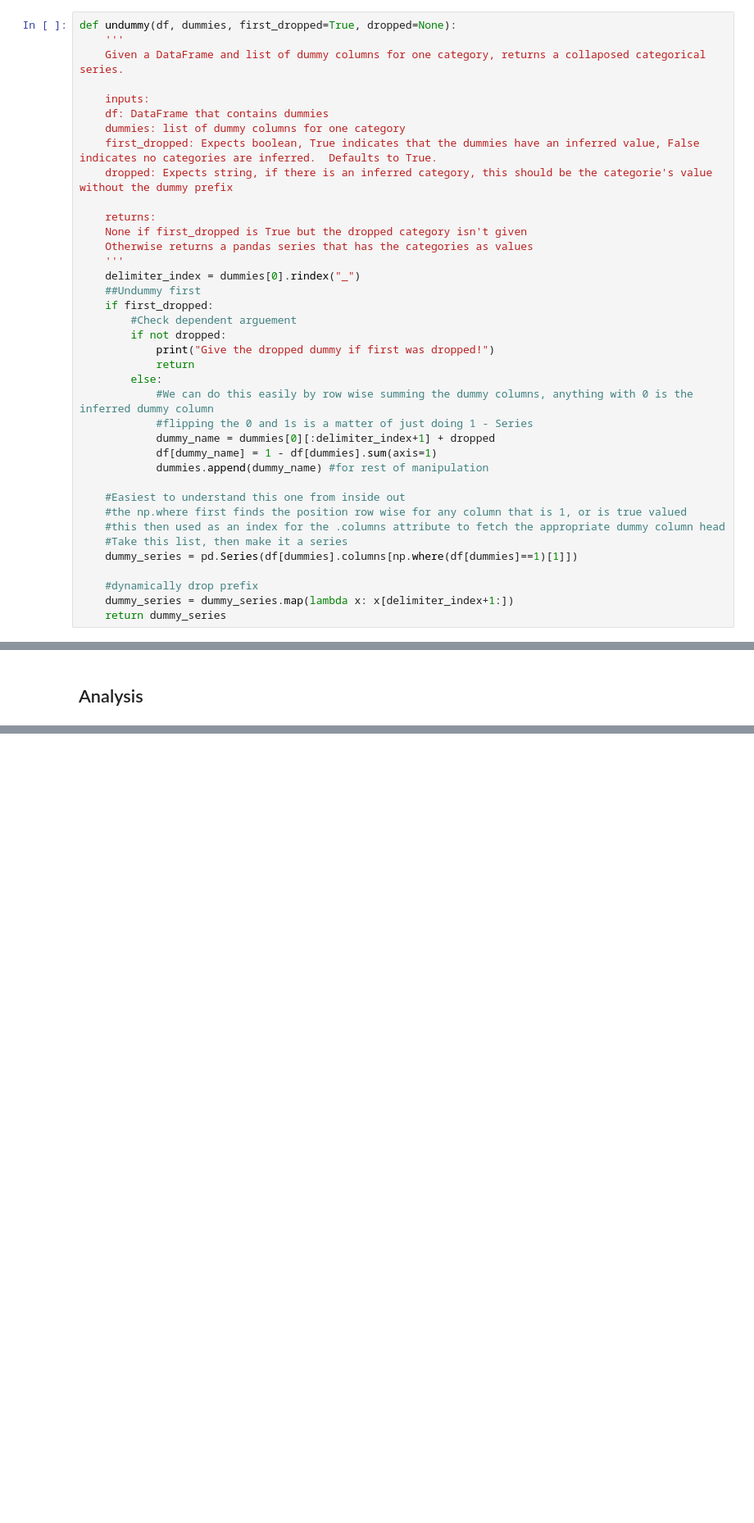
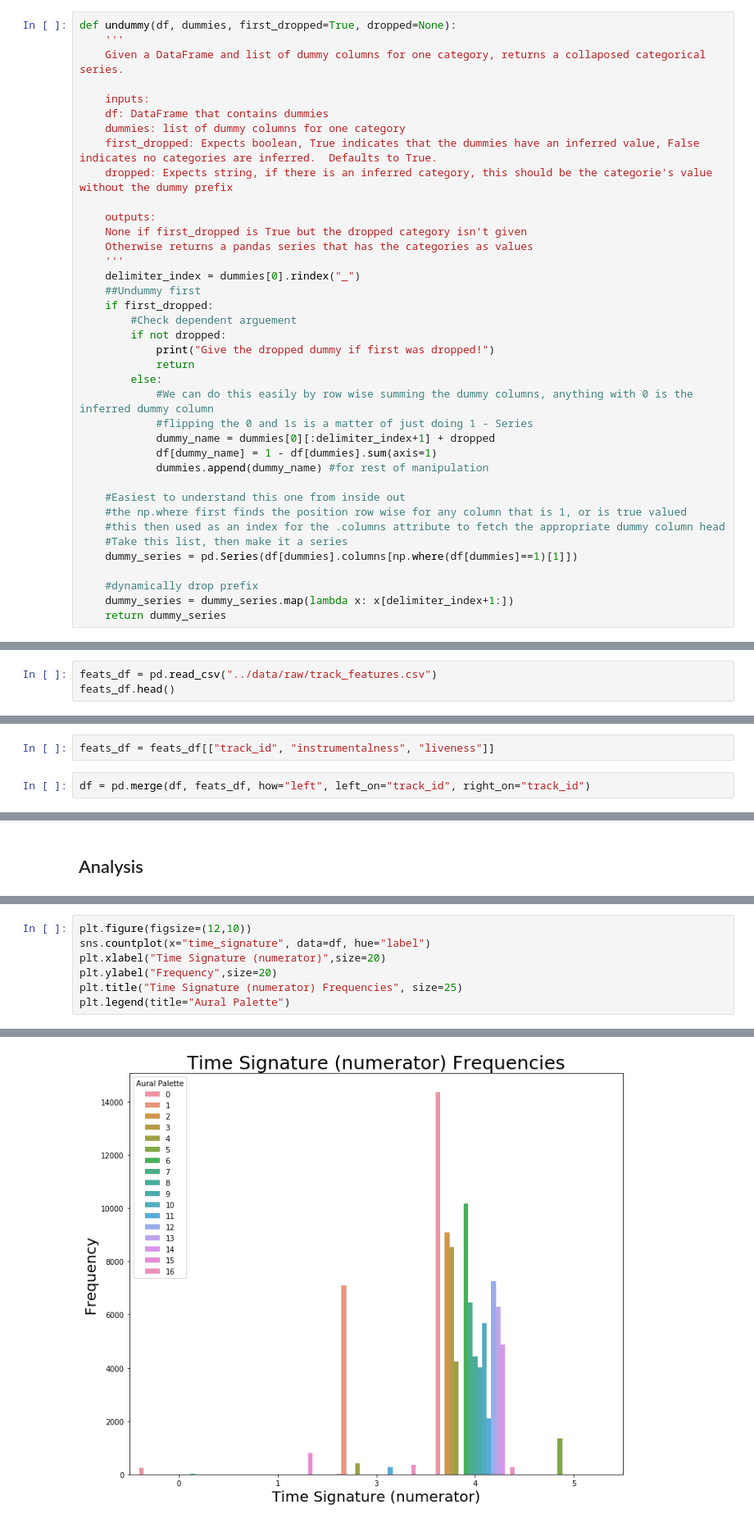
Before and after one commit to RMExe/Clustersong, a Jupyter notebook: code/04-analysis-and-conclusions.ipynb, the cells around one changed output, grey strips where cells are left out. Shown at 82% size. Cells and saved outputs as stored; diff of their text form; blank space fills up the shorter version.

Commit message:
analysis visualizations

```diff
--- a/code/04-analysis-and-conclusions.ipynb
+++ b/code/04-analysis-and-conclusions.ipynb
@@ -38,7 +38,7 @@ def undummy(df, dummies, first_dropped=True, dropped=None):
     first_dropped: Expects boolean, True indicates that the dummies have an inferred value, False indicates no categories are inferred.  Defaults to True.
     dropped: Expects string, if there is an inferred category, this should be the categorie's value without the dummy prefix
 
-    returns:
+    outputs:
     None if first_dropped is True but the dropped category isn't given
     Otherwise returns a pandas series that has the categories as values
     '''
@@ -92,0 +95,3 @@ df.head()
+# %%
+feats_df = pd.read_csv("../data/raw/track_features.csv")
+feats_df.head()
@@ -92,0 +105,4 @@ df.head()
+# %%
+feats_df = feats_df[["track_id", "instrumentalness", "liveness"]]
+# %%
+df = pd.merge(df, feats_df, how="left", left_on="track_id", right_on="track_id")
@@ -94,0 +123,8 @@ df.head()
+# %%
+plt.figure(figsize=(12,10))
+sns.countplot(x="time_signature", data=df, hue="label")
+plt.xlabel("Time Signature (numerator)",size=20)
+plt.ylabel("Frequency",size=20)
+plt.title("Time Signature (numerator) Frequencies", size=25)
+plt.legend(title="Aural Palette")
+# %% [output]
@@ -94,0 +132 @@ df.head()
+[figure, added]
```
Also changed, not shown: parts of 30 cells of this notebook.
